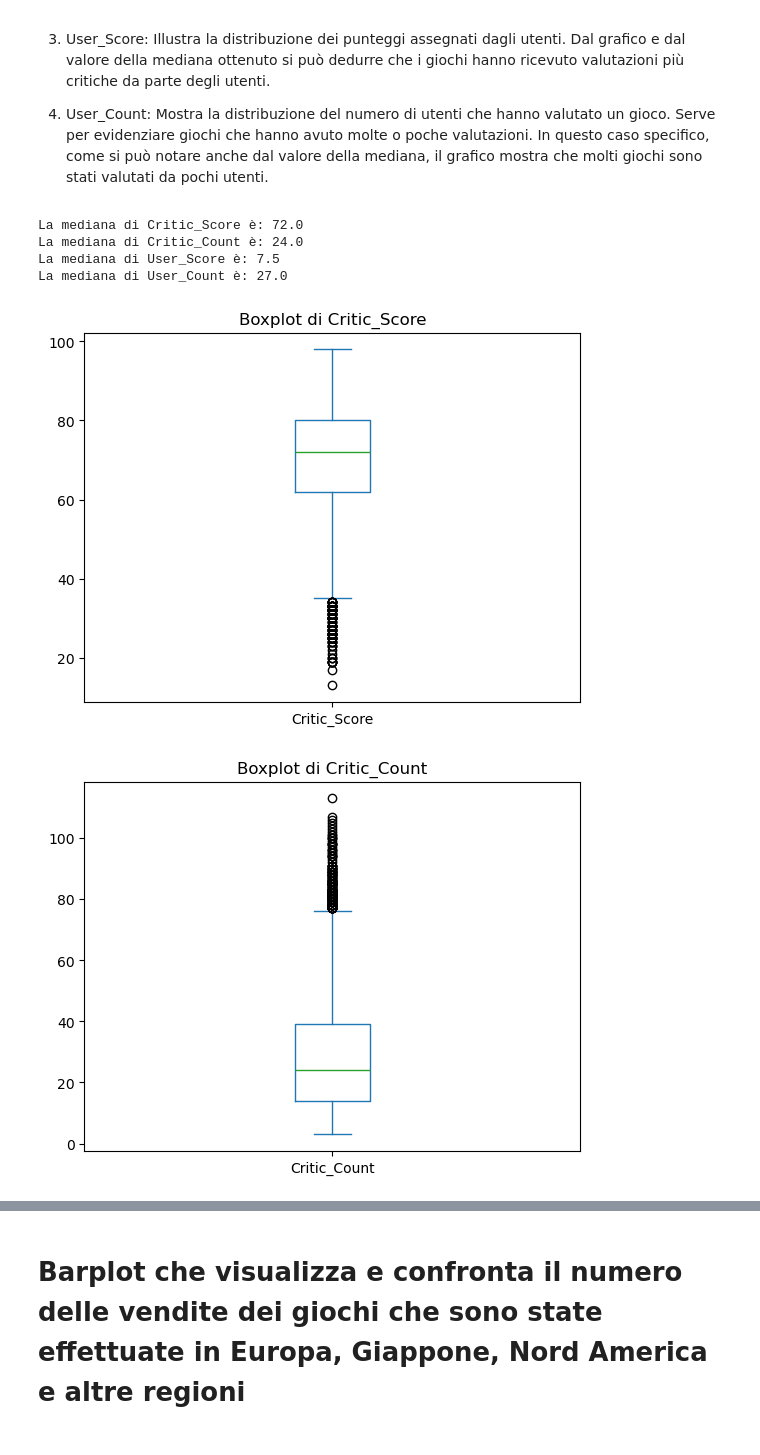
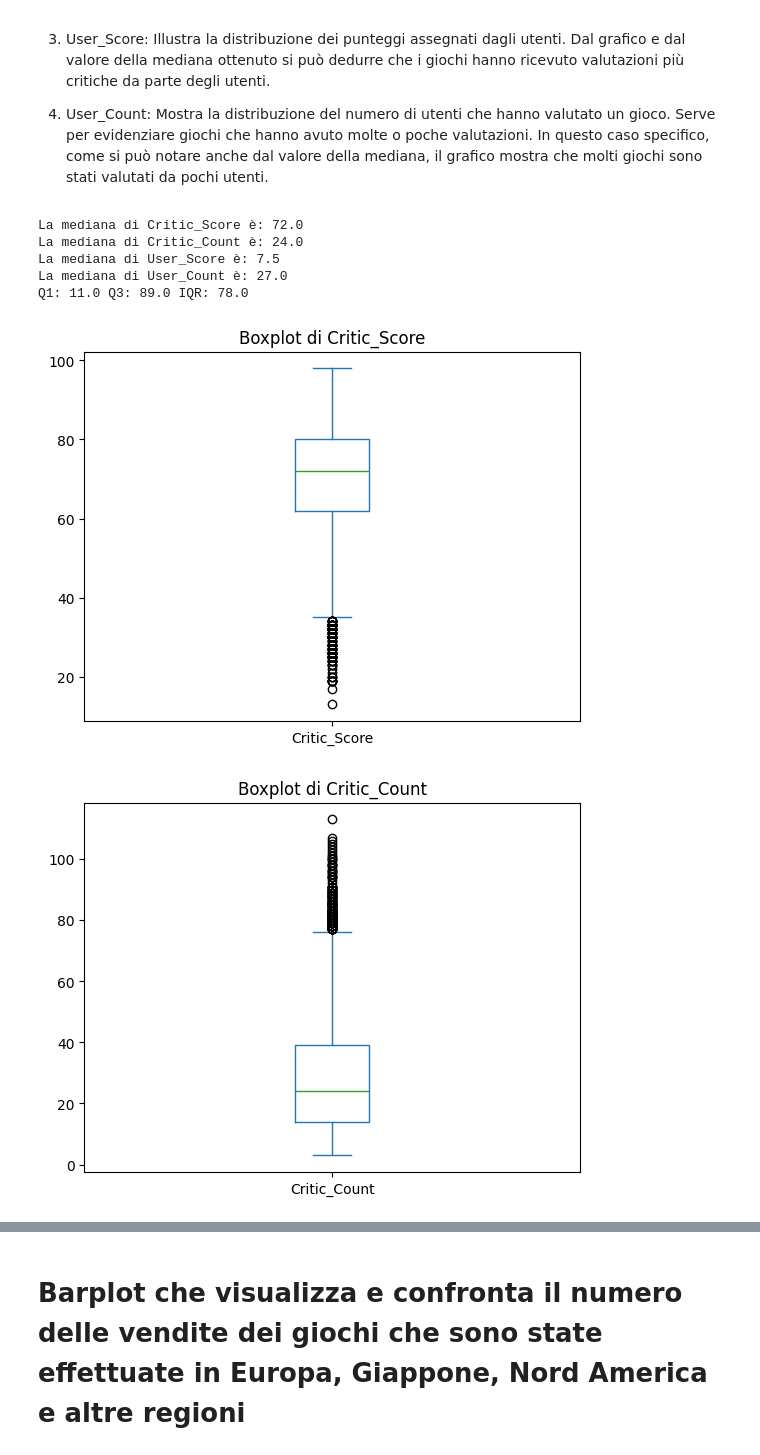
Before and after one commit to Nerone709/KeybladeDB, a Jupyter notebook: notebook/dataset_analyzer.ipynb, the cells around one changed output, grey strips where cells are left out. Cells and saved outputs as stored; diff of their text form; code cells hidden in the pictures.

```diff
--- a/notebook/dataset_analyzer.ipynb
+++ b/notebook/dataset_analyzer.ipynb
@@ -266,32 +267,45 @@ print(f"La mediana di Critic_Count è: {mediana_critic_count}")
 mediana_user_score = df_no_zeros['User_Score'].median()
 print(f"La mediana di User_Score è: {mediana_user_score}")
 
 mediana_user_count = df_no_zeros['User_Count'].median()
 print(f"La mediana di User_Count è: {mediana_user_count}")
 
+#Calcolo dei valori interquartili
+user_count = df_no_zeros['User_Count'].dropna()
+Q1 = np.percentile(user_count, 25)
+Q3 = np.percentile(user_count, 75)
+IQR = Q3 - Q1
+#Stampa degli interquartili
+print("Q1:", Q1, "Q3:", Q3, "IQR:", IQR)
+
+
+
+
 # Generazione dei boxplot
 for column in columns:
     df_no_zeros[column].plot(kind='box', title=f"Boxplot di {column}")
     plt.show()
 
 
 df_no_zeros = df[df['User_Count'] != 0]
 
 # Creazione del boxplot per User_Count con intervalli numerici personalizzati
 plt.figure(figsize=(20, 18))
 boxplot = plt.boxplot(df_no_zeros['User_Count'], patch_artist=True, medianprops=dict(color="red", linewidth=2))
 plt.title("Boxplot di User_Count (con intervalli personalizzati)")
 plt.ylabel("Numero di utenti")
 
 # Personalizzazione degli intervalli sull'asse y
 max_value = df_no_zeros['User_Count'].max()
 plt.yticks(range(0, int(max_value) + 1, 500))  # Intervalli di 500
 
+
 plt.show()
 # %% [output]
 La mediana di Critic_Score è: 72.0
 La mediana di Critic_Count è: 24.0
 La mediana di User_Score è: 7.5
 La mediana di User_Count è: 27.0
+Q1: 11.0 Q3: 89.0 IQR: 78.0
-[figure, old version]
+[figure, new version]
-[figure, old version]
+[figure, new version]
```
Also changed, not shown: parts of 2 cells of this notebook.
